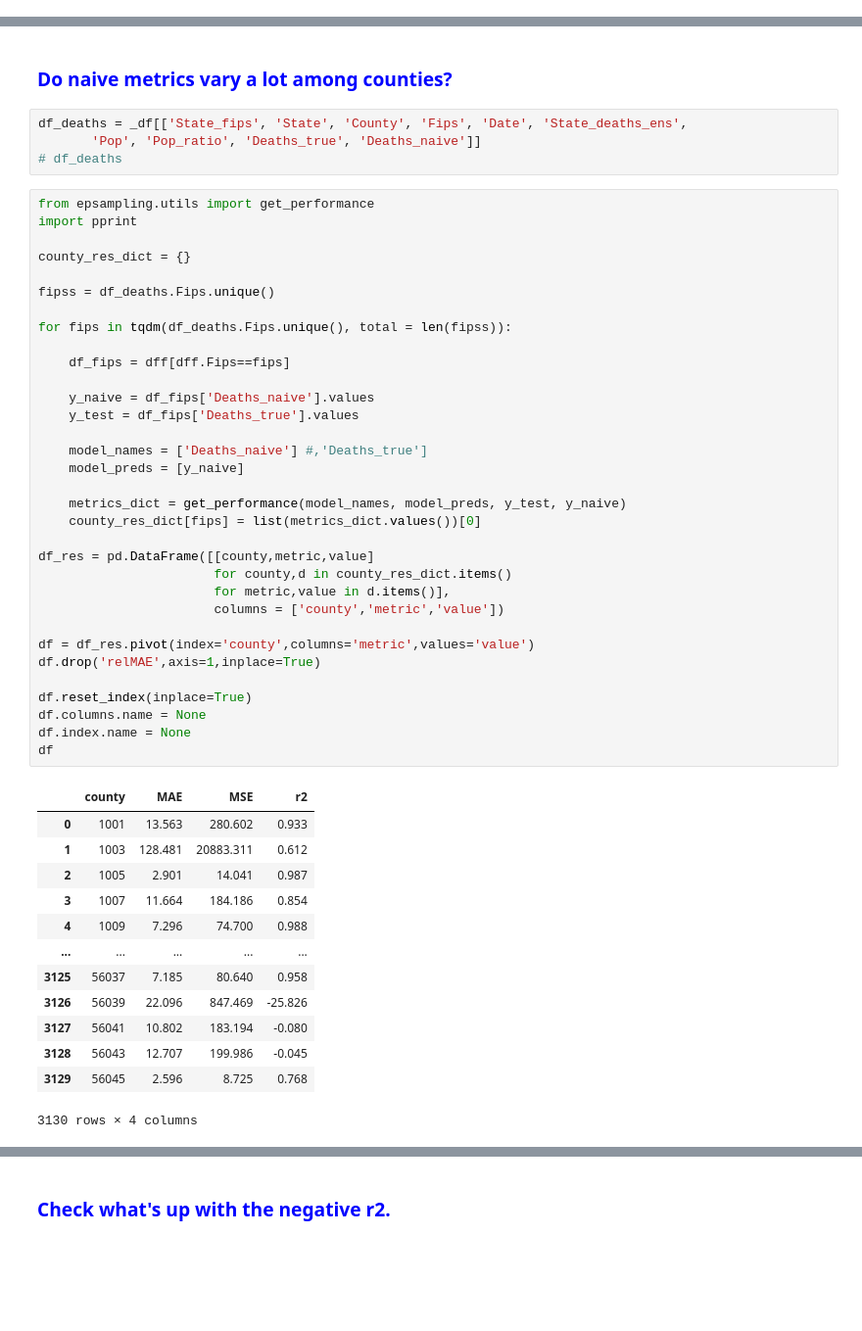
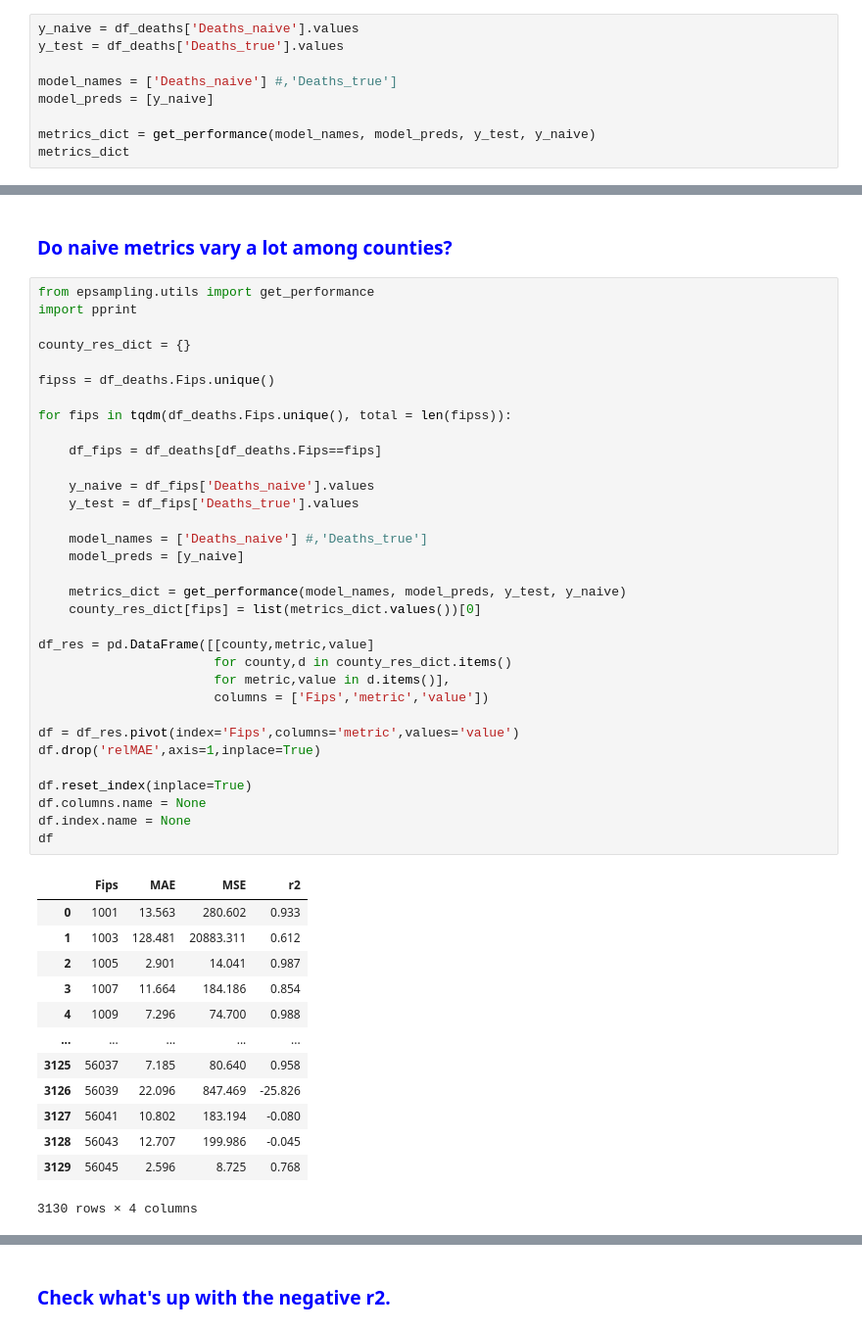
Before and after one commit to katfish666/EpSampling, a Jupyter notebook: notebooks/20240924_naive_metrics.ipynb, the cells around one changed output, grey strips where cells are left out. Shown: that part at 98% size. Saved outputs shown, nothing was run; the diff lists cells and outputs as text; blank space fills up the shorter version.

```diff
--- a/notebooks/20240924_naive_metrics.ipynb
+++ b/notebooks/20240924_naive_metrics.ipynb
@@ -29,0 +42,9 @@ _df.rename({'COVIDhubEns_state_deaths':'State_deaths_ens','True_county_deaths':'
+# %%
+y_naive = df_deaths['Deaths_naive'].values
+y_test = df_deaths['Deaths_true'].values
+
+model_names = ['Deaths_naive'] #,'Deaths_true']
+model_preds = [y_naive]
+
+metrics_dict = get_performance(model_names, model_preds, y_test, y_naive)
+metrics_dict
@@ -30,44 +74,40 @@ _df.rename({'COVIDhubEns_state_deaths':'State_deaths_ens','True_county_deaths':'
 # %% [markdown]
 ### <font color=blue> Do naive metrics vary a lot among counties?
-# %%
-df_deaths = _df[['State_fips', 'State', 'County', 'Fips', 'Date', 'State_deaths_ens',
-       'Pop', 'Pop_ratio', 'Deaths_true', 'Deaths_naive']]
-# df_deaths
 # %%
 from epsampling.utils import get_performance
 import pprint
 
 county_res_dict = {}
 
 fipss = df_deaths.Fips.unique()
 
 for fips in tqdm(df_deaths.Fips.unique(), total = len(fipss)):
 
-    df_fips = dff[dff.Fips==fips]
+    df_fips = df_deaths[df_deaths.Fips==fips]
 
     y_naive = df_fips['Deaths_naive'].values
     y_test = df_fips['Deaths_true'].values
 
     model_names = ['Deaths_naive'] #,'Deaths_true']
     model_preds = [y_naive]
 
     metrics_dict = get_performance(model_names, model_preds, y_test, y_naive)
     county_res_dict[fips] = list(metrics_dict.values())[0]
 
 df_res = pd.DataFrame([[county,metric,value]
                        for county,d in county_res_dict.items()
                        for metric,value in d.items()],
-                       columns = ['county','metric','value'])
+                       columns = ['Fips','metric','value'])
 
-df = df_res.pivot(index='county',columns='metric',values='value')
+df = df_res.pivot(index='Fips',columns='metric',values='value')
 df.drop('relMAE',axis=1,inplace=True)
 
 df.reset_index(inplace=True)
 df.columns.name = None
 df.index.name = None
 df
 # %% [output]
-|  | county | MAE | MSE | r2 |
+|  | Fips | MAE | MSE | r2 |
 | 0 | 1001 | 13.563 | 280.602 | 0.933 |
 | 1 | 1003 | 128.481 | 20883.311 | 0.612 |
 | 2 | 1005 | 2.901 | 14.041 | 0.987 |
```
Also changed, not shown: parts of 21 cells of this notebook, 3 other files.
